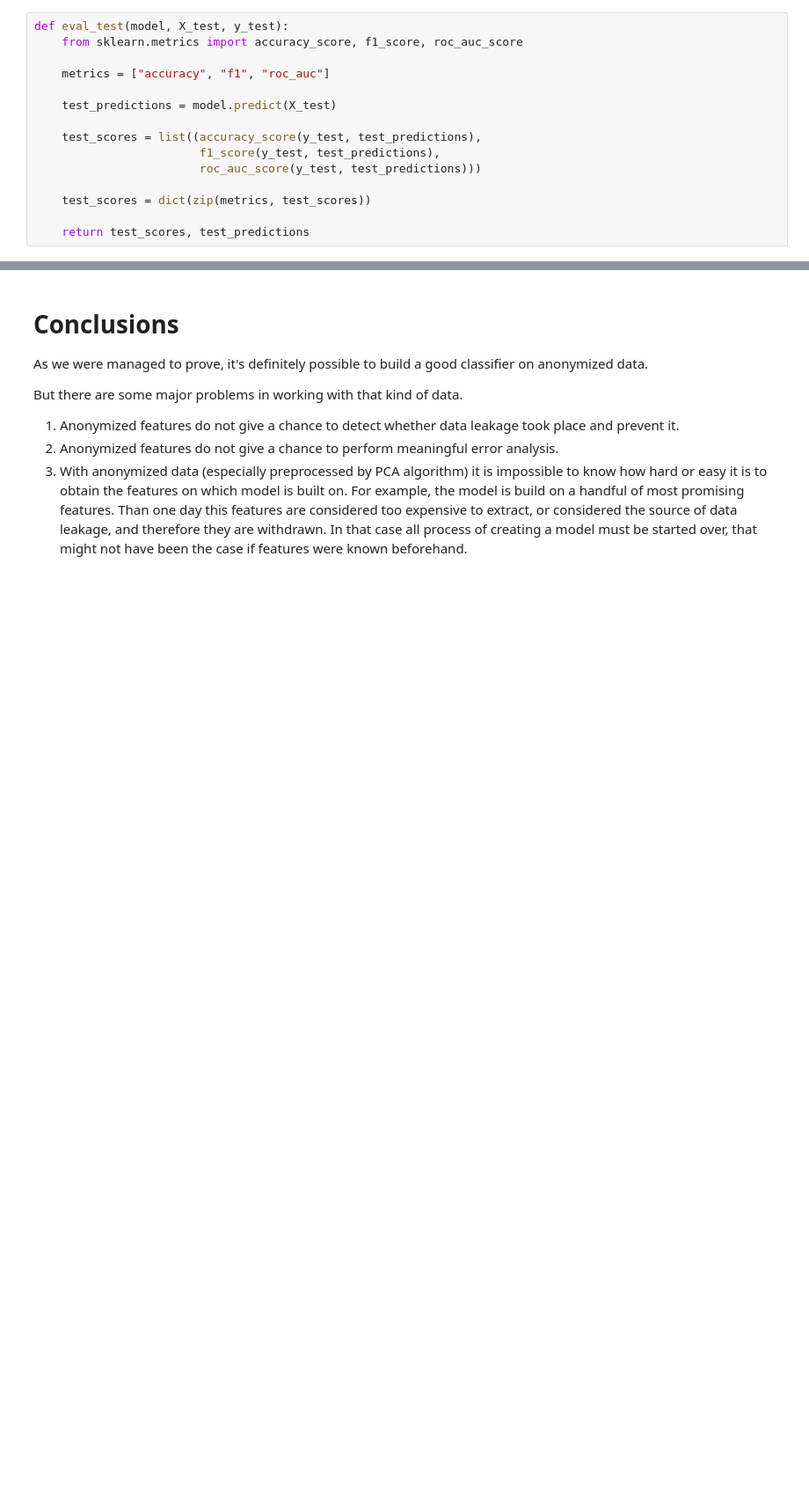
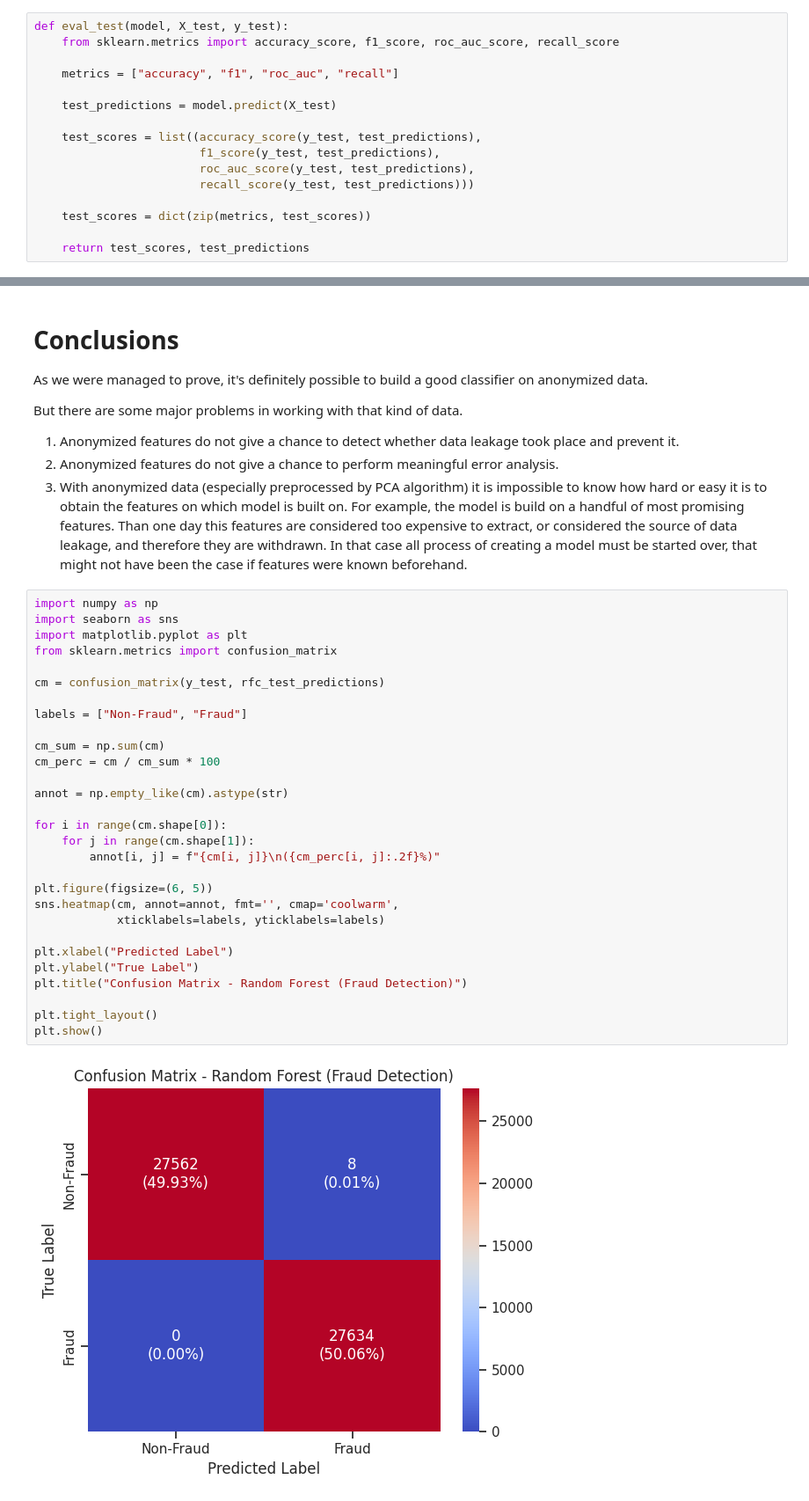
Before and after one commit to Aniket6334/CCF-Detection-System, a Jupyter notebook: CCF_Detection.ipynb, the cells around one changed output, grey strips where cells are left out. Shown at 88% size. Drawn from its saved outputs; the diff is of its cells as text; blank space fills up the shorter version.

```diff
--- a/CCF_Detection.ipynb
+++ b/CCF_Detection.ipynb
@@ -503,15 +497,16 @@ Pipeline(steps=[('preprocessing',
                 ('rfc_model', RandomForestClassifier())])
 # %%
 def eval_test(model, X_test, y_test):
-    from sklearn.metrics import accuracy_score, f1_score, roc_auc_score
+    from sklearn.metrics import accuracy_score, f1_score, roc_auc_score, recall_score
 
-    metrics = ["accuracy", "f1", "roc_auc"]
+    metrics = ["accuracy", "f1", "roc_auc", "recall"]
 
     test_predictions = model.predict(X_test)
 
     test_scores = list((accuracy_score(y_test, test_predictions),
                         f1_score(y_test, test_predictions),
-                        roc_auc_score(y_test, test_predictions)))
+                        roc_auc_score(y_test, test_predictions),
+                        recall_score(y_test, test_predictions)))
 
     test_scores = dict(zip(metrics, test_scores))
 
@@ -601,3 +596,34 @@ But there are some major problems in working with that kind of data.
 1. Anonymized features do not give a chance to detect whether data leakage took place and prevent it.
 2. Anonymized features do not give a chance to perform meaningful error analysis.
 3. With anonymized data (especially preprocessed by PCA algorithm) it is impossible to know how hard or easy it is to obtain the features on which model is built on. For example, the model is build on a handful of most promising features. Than one day this features are considered too expensive to extract, or considered the source of data leakage, and therefore they are withdrawn. In that case all process of creating a model must be started over, that might not have been the case if features were known beforehand.
+# %%
+import numpy as np
+import seaborn as sns
+import matplotlib.pyplot as plt
+from sklearn.metrics import confusion_matrix
+
+cm = confusion_matrix(y_test, rfc_test_predictions)
+
+labels = ["Non-Fraud", "Fraud"]
+
+cm_sum = np.sum(cm)
+cm_perc = cm / cm_sum * 100
+
+annot = np.empty_like(cm).astype(str)
+
+for i in range(cm.shape[0]):
+    for j in range(cm.shape[1]):
+        annot[i, j] = f"{cm[i, j]}\n({cm_perc[i, j]:.2f}%)"
+
+plt.figure(figsize=(6, 5))
+sns.heatmap(cm, annot=annot, fmt='', cmap='coolwarm',
+            xticklabels=labels, yticklabels=labels)
+
+plt.xlabel("Predicted Label")
+plt.ylabel("True Label")
+plt.title("Confusion Matrix - Random Forest (Fraud Detection)")
+
+plt.tight_layout()
+plt.show()
+# %% [output]
+[figure, added]
```
Also changed, not shown: parts of 15 cells of this notebook.
